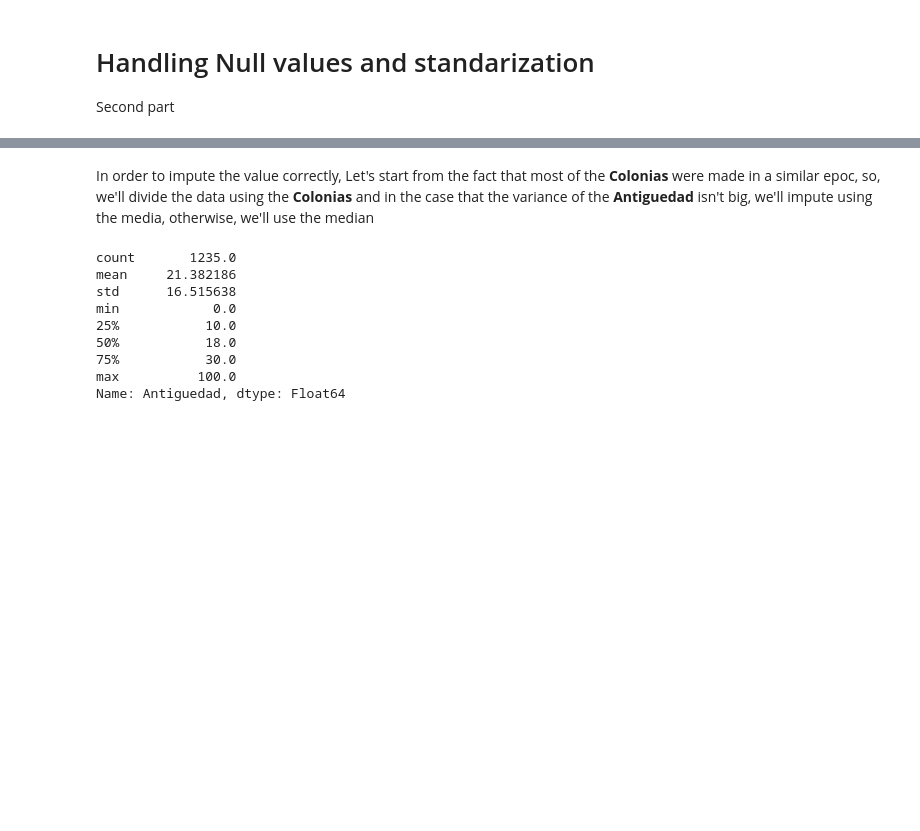
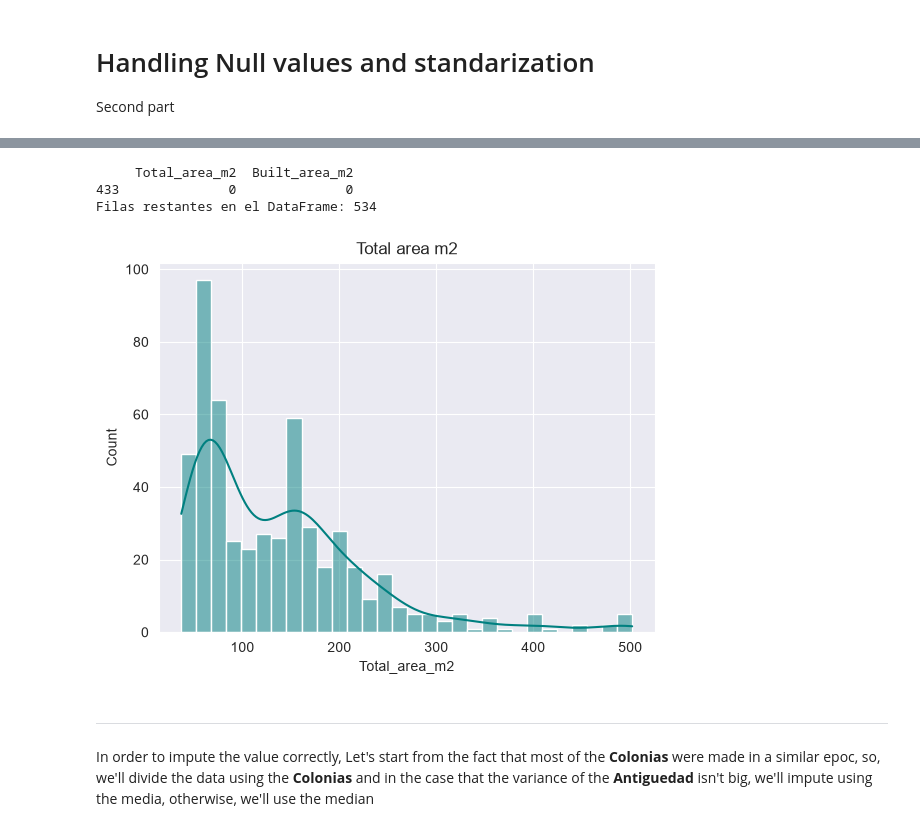
Before and after one commit to gamerOZZY/Zacah_Valuer, a Jupyter notebook: notebooks/Standarization_and_null_values.ipynb, the cells around one changed output, grey strips where cells are left out. Saved outputs shown, nothing was run; the diff lists cells and outputs as text; code cells hidden in the pictures; blank space fills up the shorter version.

```diff
--- a/notebooks/Standarization_and_null_values.ipynb
+++ b/notebooks/Standarization_and_null_values.ipynb
@@ -19,14 +121,23 @@ Name: Antiguedad, dtype: Float64
+# %%
+datos.loc[datos['Total_area_m2'] < 10, 'Total_area_m2'] = datos['Built_area_m2']
+print(datos[datos['Total_area_m2'] < 10][['Total_area_m2', 'Built_area_m2']].head())
+
+# We delete the values where both areas are 0
+datos = datos[~((datos['Total_area_m2'] == 0) & (datos['Built_area_m2'] == 0))]
+
+
+print(f"Total registers on the DataFrame After the dropping: {len(datos)}")
+# %% [output]
+     Total_area_m2  Built_area_m2
+433              0              0
+Filas restantes en el DataFrame: 534
+# %%
+sns.histplot(data=datos,x='Total_area_m2', color='teal', kde=True, bins=30)
+plt.title('Total area m2')
+plt.show()
+# %% [output]
+[figure, added]
+# %% [markdown]
+<hr />
 # %% [markdown]
 In order to impute the value correctly, Let's start from the fact that most of the **Colonias** were made in a similar epoc, so, we'll divide the data using the **Colonias** and in the case that the variance of the **Antiguedad** isn't big, we'll impute using the media, otherwise, we'll use the median
-# %%
-datos['Antiguedad'].describe()
-# %% [output]
-count       1235.0
-mean     21.382186
-std      16.515638
-min            0.0
-25%           10.0
-50%           18.0
-75%           30.0
-max          100.0
-Name: Antiguedad, dtype: Float64
```
Also changed, not shown: parts of 13 cells of this notebook, 2 other files.
